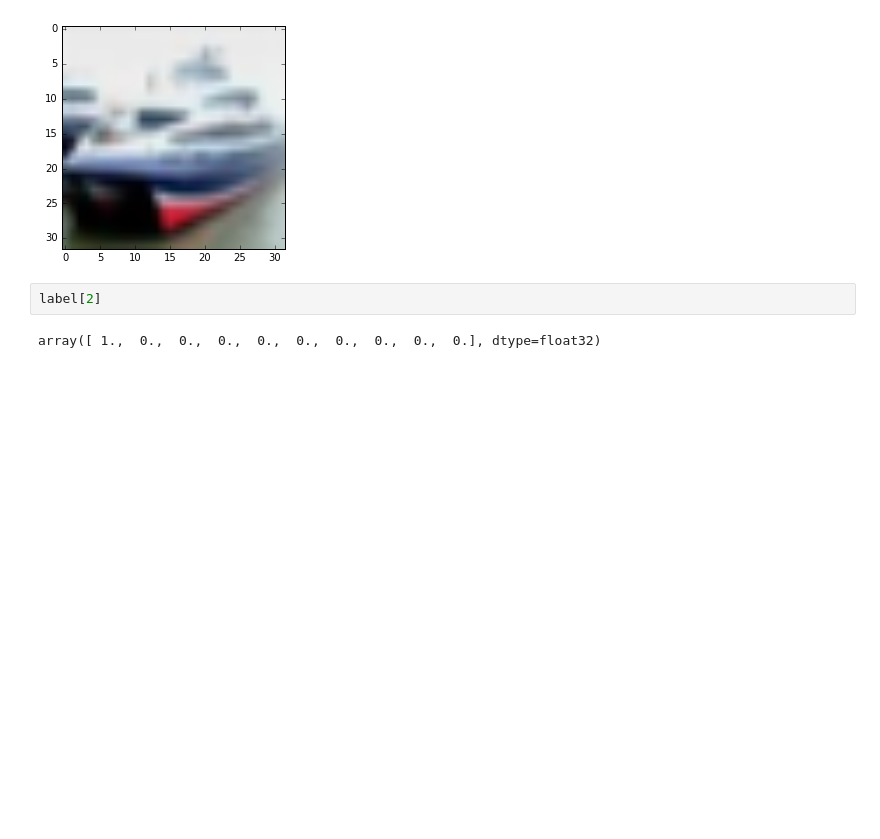
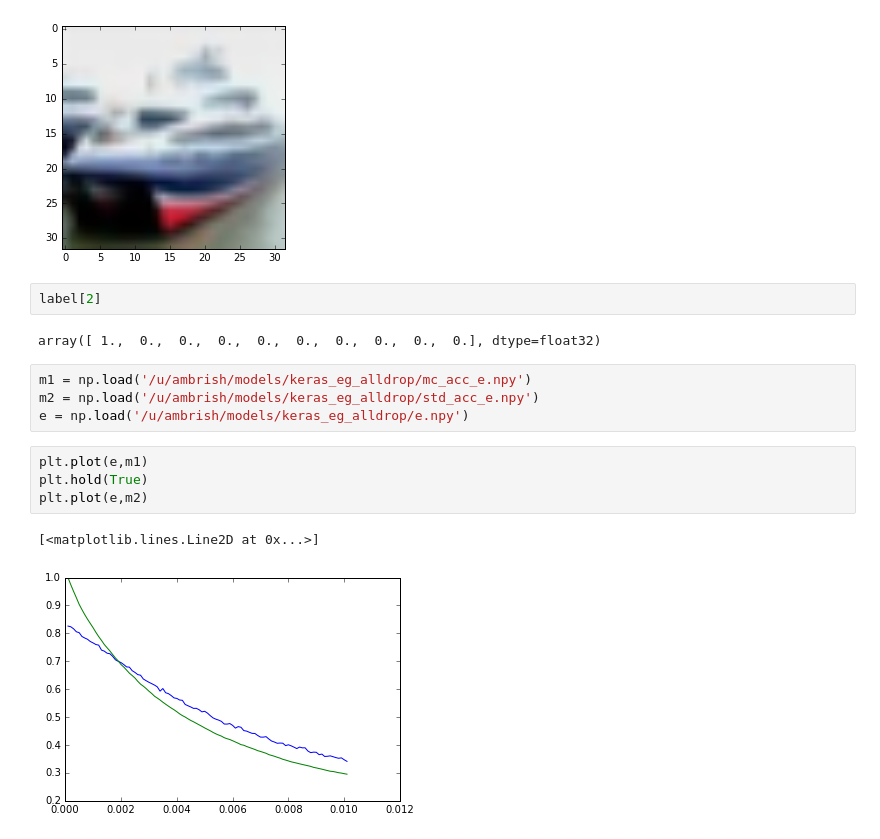
Before and after one commit to ambrishrawat/advflow, a Jupyter notebook: debugging.ipynb, the cells around one changed output. Cells and saved outputs as stored; diff of their text form; blank space fills up the shorter version.

```diff
--- a/debugging.ipynb
+++ b/debugging.ipynb
@@ -621,4 +621,15 @@ plt.imshow(orig[1])
 label[2]
 # %% [output]
 array([ 1.,  0.,  0.,  0.,  0.,  0.,  0.,  0.,  0.,  0.], dtype=float32)
+# %%
+m1 = np.load('/u/ambrish/models/keras_eg_alldrop/mc_acc_e.npy')
+m2 = np.load('/u/ambrish/models/keras_eg_alldrop/std_acc_e.npy')
+e = np.load('/u/ambrish/models/keras_eg_alldrop/e.npy')
+# %%
+plt.plot(e,m1)
+plt.hold(True)
+plt.plot(e,m2)
+# %% [output]
+[<matplotlib.lines.Line2D at 0x...>]
+[figure, added]
 # %%
```
Also changed, not shown: parts of 13 cells of this notebook, 4 other files.
